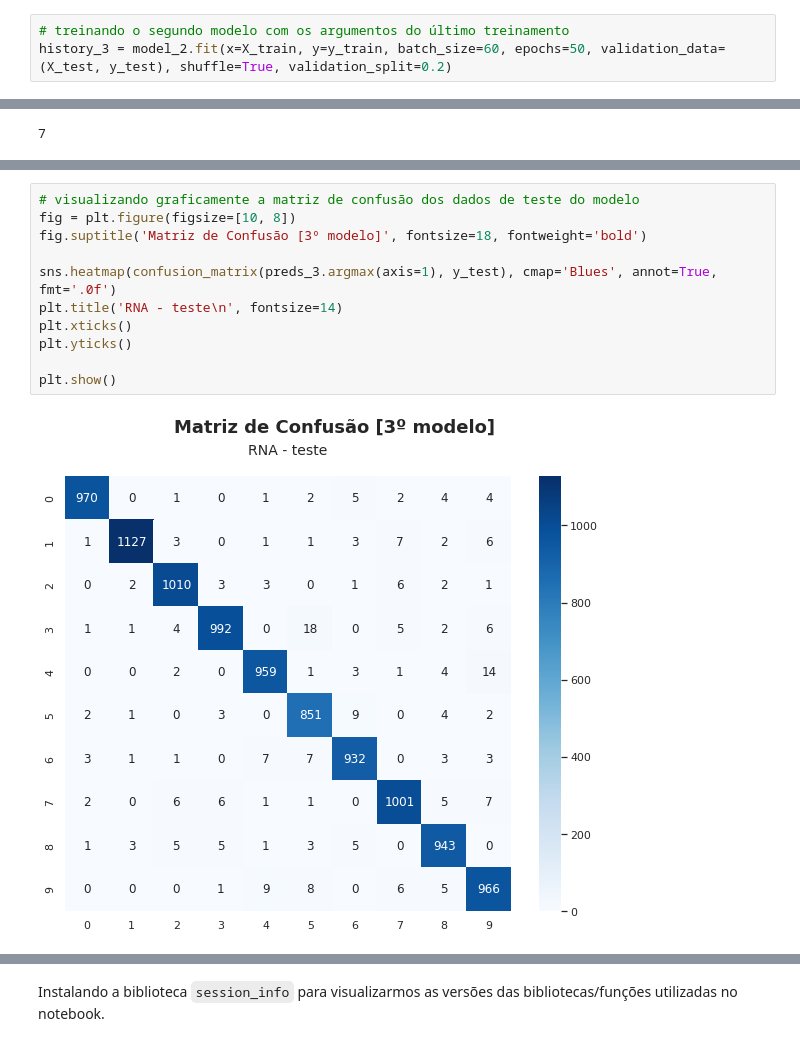
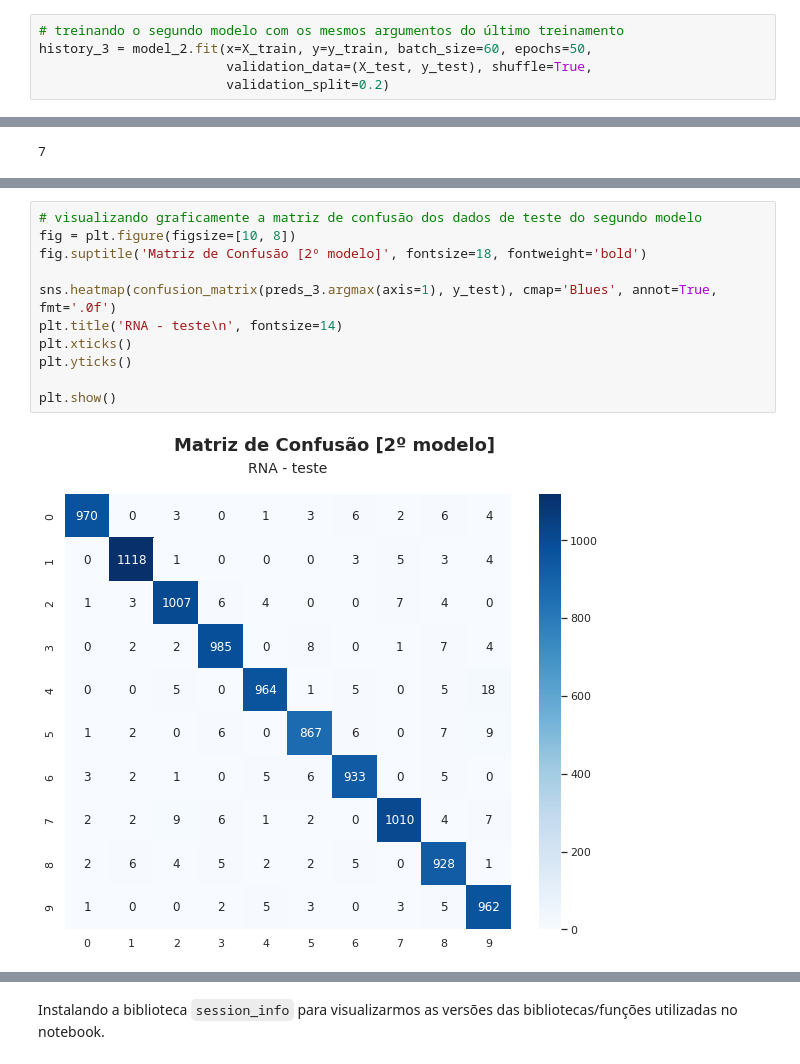
Before and after one commit to FGalvao77/TUTORIAL---TensorFlow-Keras-Construindo-RNA-para-classificacao, a Jupyter notebook: TUTORIAL_TensorFlow_e_Keras_Construindo_RNA_para_classificação.ipynb, the cells around one changed output, grey strips where cells are left out. Drawn from its saved outputs; the diff is of its cells as text.

```diff
--- a/TUTORIAL_TensorFlow_e_Keras_Construindo_RNA_para_classificação.ipynb
+++ b/TUTORIAL_TensorFlow_e_Keras_Construindo_RNA_para_classificação.ipynb
@@ -780,7 +818,9 @@ keras.utils.plot_model(model_2, 'my_first_mnist_model_2_with_shape_info.png', sh
 # %% [output]
 [figure]
 # %%
-# treinando o segundo modelo com os argumentos do último treinamento
-history_3 = model_2.fit(x=X_train, y=y_train, batch_size=60, epochs=50, validation_data=(X_test, y_test), shuffle=True, validation_split=0.2)
+# treinando o segundo modelo com os mesmos argumentos do último treinamento
+history_3 = model_2.fit(x=X_train, y=y_train, batch_size=60, epochs=50,
+                        validation_data=(X_test, y_test), shuffle=True,
+                        validation_split=0.2)
 # %% [output]
 Epoch 1/50
@@ -841,14 +881,14 @@ weighted avg       0.98      0.98      0.98     10000
 # %%
-# visualizando graficamente a matriz de confusão dos dados de teste do modelo
+# visualizando graficamente a matriz de confusão dos dados de teste do segundo modelo
 fig = plt.figure(figsize=[10, 8])
-fig.suptitle('Matriz de Confusão [3º modelo]', fontsize=18, fontweight='bold')
+fig.suptitle('Matriz de Confusão [2º modelo]', fontsize=18, fontweight='bold')
 
 sns.heatmap(confusion_matrix(preds_3.argmax(axis=1), y_test), cmap='Blues', annot=True, fmt='.0f')
 plt.title('RNA - teste\n', fontsize=14)
 plt.xticks()
 plt.yticks()
 
 plt.show()
 # %% [output]
-[figure, old version]
+[figure, new version]
 # %%
```
Also changed, not shown: parts of 59 cells of this notebook.
